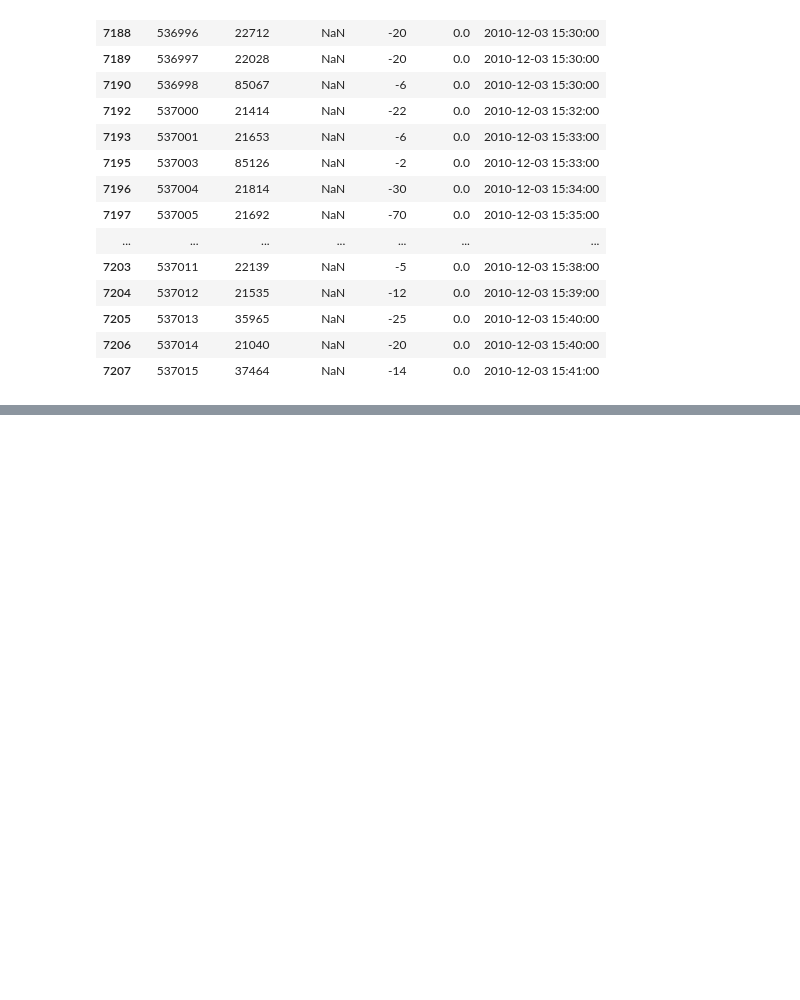
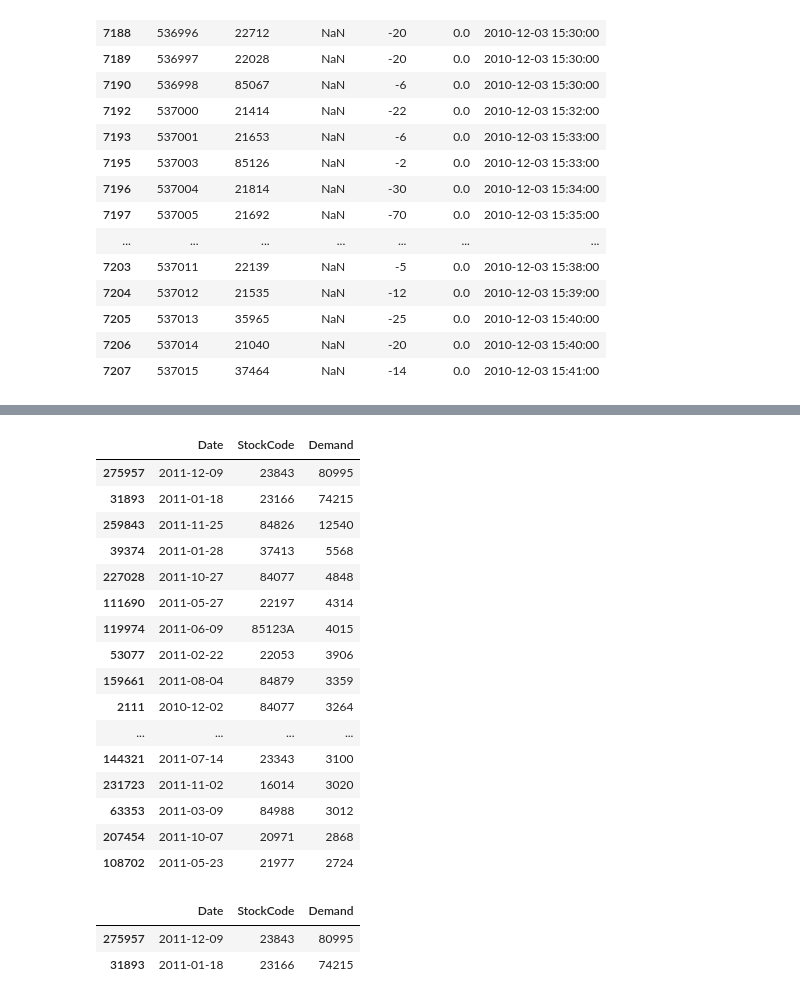
Before and after one commit to rajdeep-senapati/stocksense, a Jupyter notebook: notebooks/01_business_data_understanding.ipynb, the cells around one changed output, grey strips where cells are left out. Drawn from its saved outputs; the diff is of its cells as text; code cells hidden in the pictures; blank space fills up the shorter version.

```diff
--- a/notebooks/01_business_data_understanding.ipynb
+++ b/notebooks/01_business_data_understanding.ipynb
@@ -803,0 +858,8 @@ The current preprocessing investigation intentionally separates transaction sema
+# %%
+daily_demand = (
+    df_demand.groupby(["Date", "StockCode"], as_index=False)["Quantity"]
+    .sum()
+    .rename(columns={"Quantity": "Demand"})
+)
+
+daily_demand.head(10)
@@ -803,0 +888,2 @@ The current preprocessing investigation intentionally separates transaction sema
+# %%
+daily_demand["Date"] = pd.to_datetime(daily_demand["Date"])
@@ -803,0 +912,26 @@ The current preprocessing investigation intentionally separates transaction sema
+# %%
+daily_demand.sort_values("Demand", ascending=False).head(20)
+# %% [output]
+|  | Date | StockCode | Demand |
+| 275957 | 2011-12-09 | 23843 | 80995 |
+| 31893 | 2011-01-18 | 23166 | 74215 |
+| 259843 | 2011-11-25 | 84826 | 12540 |
+| 39374 | 2011-01-28 | 37413 | 5568 |
+| 227028 | 2011-10-27 | 84077 | 4848 |
+| 111690 | 2011-05-27 | 22197 | 4314 |
+| 119974 | 2011-06-09 | 85123A | 4015 |
+| 53077 | 2011-02-22 | 22053 | 3906 |
+| 159661 | 2011-08-04 | 84879 | 3359 |
+| 2111 | 2010-12-02 | 84077 | 3264 |
+| ... | ... | ... | ... |
+| 144321 | 2011-07-14 | 23343 | 3100 |
+| 231723 | 2011-11-02 | 16014 | 3020 |
+| 63353 | 2011-03-09 | 84988 | 3012 |
+| 207454 | 2011-10-07 | 20971 | 2868 |
+| 108702 | 2011-05-23 | 21977 | 2724 |
+# %%
+daily_demand.sort_values("Demand", ascending=False).head(2)
+# %% [output]
+|  | Date | StockCode | Demand |
+| 275957 | 2011-12-09 | 23843 | 80995 |
+| 31893 | 2011-01-18 | 23166 | 74215 |
```
Also changed, not shown: parts of 19 cells of this notebook.
